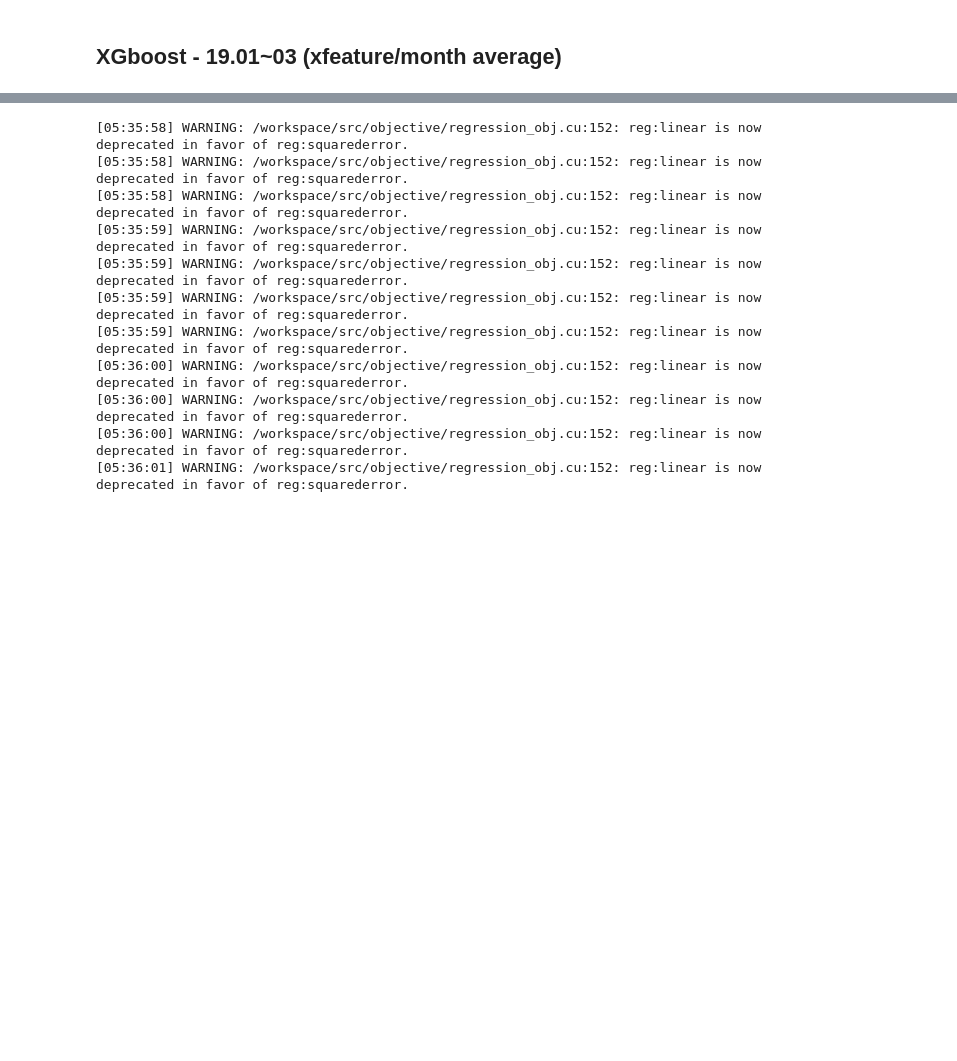
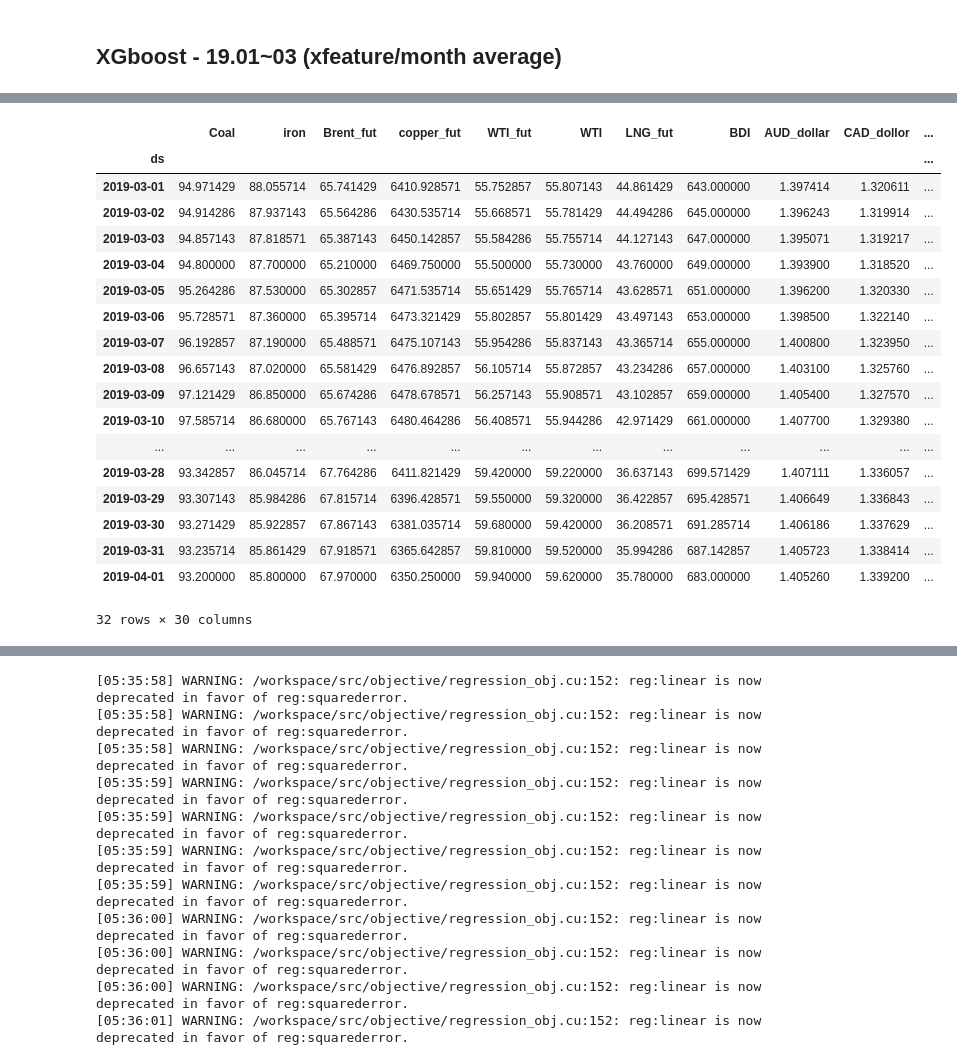
Before and after one commit to DoSungjin/black_coal_price, a Jupyter notebook: Week_trend.ipynb, the cells around one changed output, grey strips where cells are left out. Saved outputs shown, nothing was run; the diff lists cells and outputs as text; code cells hidden in the pictures; blank space fills up the shorter version.

```diff
--- a/Week_trend.ipynb
+++ b/Week_trend.ipynb
@@ -389,0 +435,22 @@ df
+# %%
+df_resample.loc['2019-03-01':]
+# %% [output]
+|  | Coal | iron | Brent_fut | copper_fut | WTI_fut | WTI | LNG_fut | BDI | AUD_dollar | CAD_dollor | ... |
+| ds |  |  |  |  |  |  |  |  |  |  | ... |
+| 2019-03-01 | 94.971429 | 88.055714 | 65.741429 | 6410.928571 | 55.752857 | 55.807143 | 44.861429 | 643.000000 | 1.397414 | 1.320611 | ... |
+| 2019-03-02 | 94.914286 | 87.937143 | 65.564286 | 6430.535714 | 55.668571 | 55.781429 | 44.494286 | 645.000000 | 1.396243 | 1.319914 | ... |
+| 2019-03-03 | 94.857143 | 87.818571 | 65.387143 | 6450.142857 | 55.584286 | 55.755714 | 44.127143 | 647.000000 | 1.395071 | 1.319217 | ... |
+| 2019-03-04 | 94.800000 | 87.700000 | 65.210000 | 6469.750000 | 55.500000 | 55.730000 | 43.760000 | 649.000000 | 1.393900 | 1.318520 | ... |
+| 2019-03-05 | 95.264286 | 87.530000 | 65.302857 | 6471.535714 | 55.651429 | 55.765714 | 43.628571 | 651.000000 | 1.396200 | 1.320330 | ... |
+| 2019-03-06 | 95.728571 | 87.360000 | 65.395714 | 6473.321429 | 55.802857 | 55.801429 | 43.497143 | 653.000000 | 1.398500 | 1.322140 | ... |
+| 2019-03-07 | 96.192857 | 87.190000 | 65.488571 | 6475.107143 | 55.954286 | 55.837143 | 43.365714 | 655.000000 | 1.400800 | 1.323950 | ... |
+| 2019-03-08 | 96.657143 | 87.020000 | 65.581429 | 6476.892857 | 56.105714 | 55.872857 | 43.234286 | 657.000000 | 1.403100 | 1.325760 | ... |
+| 2019-03-09 | 97.121429 | 86.850000 | 65.674286 | 6478.678571 | 56.257143 | 55.908571 | 43.102857 | 659.000000 | 1.405400 | 1.327570 | ... |
+| 2019-03-10 | 97.585714 | 86.680000 | 65.767143 | 6480.464286 | 56.408571 | 55.944286 | 42.971429 | 661.000000 | 1.407700 | 1.329380 | ... |
+| ... | ... | ... | ... | ... | ... | ... | ... | ... | ... | ... | ... |
+| 2019-03-28 | 93.342857 | 86.045714 | 67.764286 | 6411.821429 | 59.420000 | 59.220000 | 36.637143 | 699.571429 | 1.407111 | 1.336057 | ... |
+| 2019-03-29 | 93.307143 | 85.984286 | 67.815714 | 6396.428571 | 59.550000 | 59.320000 | 36.422857 | 695.428571 | 1.406649 | 1.336843 | ... |
+| 2019-03-30 | 93.271429 | 85.922857 | 67.867143 | 6381.035714 | 59.680000 | 59.420000 | 36.208571 | 691.285714 | 1.406186 | 1.337629 | ... |
+| 2019-03-31 | 93.235714 | 85.861429 | 67.918571 | 6365.642857 | 59.810000 | 59.520000 | 35.994286 | 687.142857 | 1.405723 | 1.338414 | ... |
+| 2019-04-01 | 93.200000 | 85.800000 | 67.970000 | 6350.250000 | 59.940000 | 59.620000 | 35.780000 | 683.000000 | 1.405260 | 1.339200 | ... |
+32 rows × 30 columns
```
Also changed, not shown: parts of 20 cells of this notebook.
